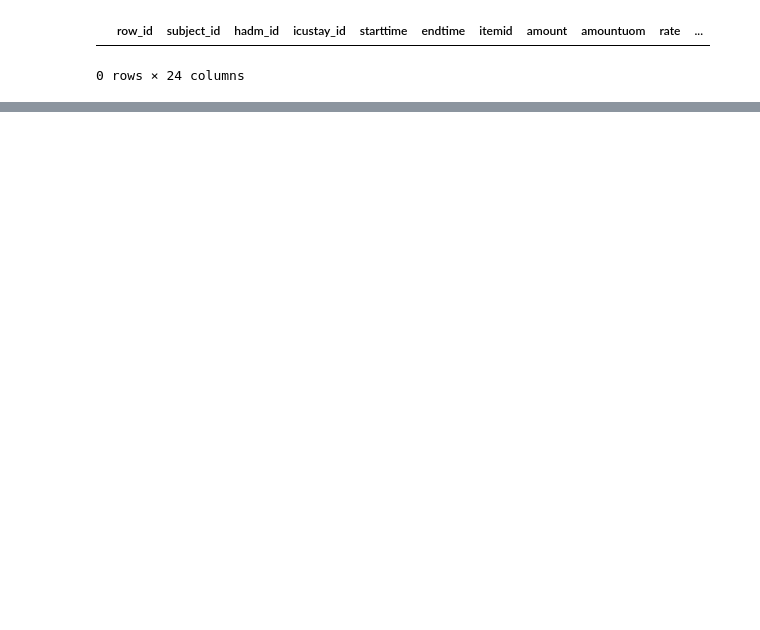
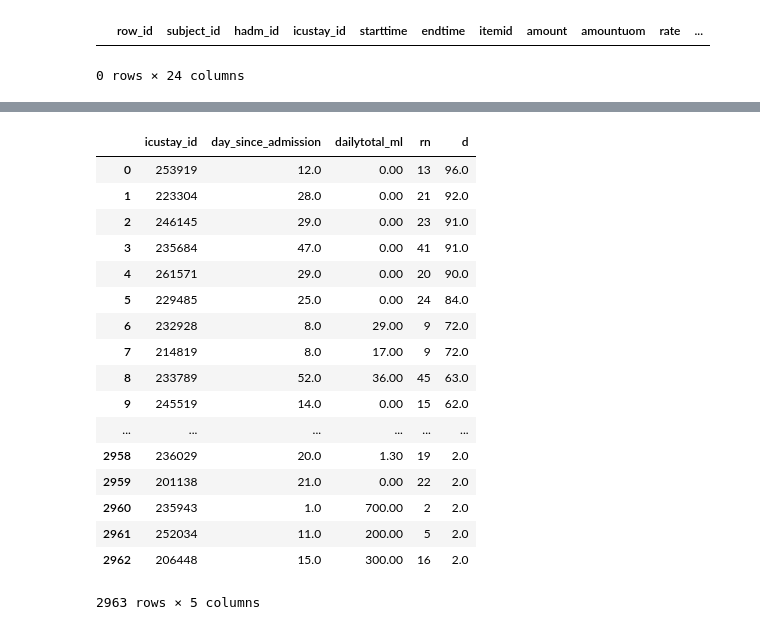
Before and after one commit to yhtgrace/echo, a Jupyter notebook: notebooks/170219_fluid_outliers_MX.ipynb, the cells around one changed output, grey strips where cells are left out. Drawn from its saved outputs; the diff is of its cells as text; code cells hidden in the pictures; blank space fills up the shorter version.

```diff
--- a/notebooks/170219_fluid_outliers_MX.ipynb
+++ b/notebooks/170219_fluid_outliers_MX.ipynb
@@ -182,0 +244,37 @@ Loading BokehJS ...
+# %%
+sql = """with cte as
+(SELECT *, row_number() over (partition by icustay_id order by day_since_admission) as rn
+  FROM mimiciii.output_dailytotal)
+
+
+, diff as (select a.*, b.day_since_admission - a.day_since_admission as d
+  from cte a
+  left join cte b
+    on a.icustay_id = b. icustay_id
+    and a.rn = b.rn-1)
+
+select * from diff
+where d is not null and d > 1
+order by d desc
+"""
+df = pd.read_sql_query(sql, conn)
+df
+# %% [output]
+|  | icustay_id | day_since_admission | dailytotal_ml | rn | d |
+| 0 | 253919 | 12.0 | 0.00 | 13 | 96.0 |
+| 1 | 223304 | 28.0 | 0.00 | 21 | 92.0 |
+| 2 | 246145 | 29.0 | 0.00 | 23 | 91.0 |
+| 3 | 235684 | 47.0 | 0.00 | 41 | 91.0 |
+| 4 | 261571 | 29.0 | 0.00 | 20 | 90.0 |
+| 5 | 229485 | 25.0 | 0.00 | 24 | 84.0 |
+| 6 | 232928 | 8.0 | 29.00 | 9 | 72.0 |
+| 7 | 214819 | 8.0 | 17.00 | 9 | 72.0 |
+| 8 | 233789 | 52.0 | 36.00 | 45 | 63.0 |
+| 9 | 245519 | 14.0 | 0.00 | 15 | 62.0 |
+| ... | ... | ... | ... | ... | ... |
+| 2958 | 236029 | 20.0 | 1.30 | 19 | 2.0 |
+| 2959 | 201138 | 21.0 | 0.00 | 22 | 2.0 |
+| 2960 | 235943 | 1.0 | 700.00 | 2 | 2.0 |
+| 2961 | 252034 | 11.0 | 200.00 | 5 | 2.0 |
+| 2962 | 206448 | 15.0 | 300.00 | 16 | 2.0 |
+2963 rows × 5 columns
```
Also changed, not shown: parts of 20 cells of this notebook, 3 other files.
